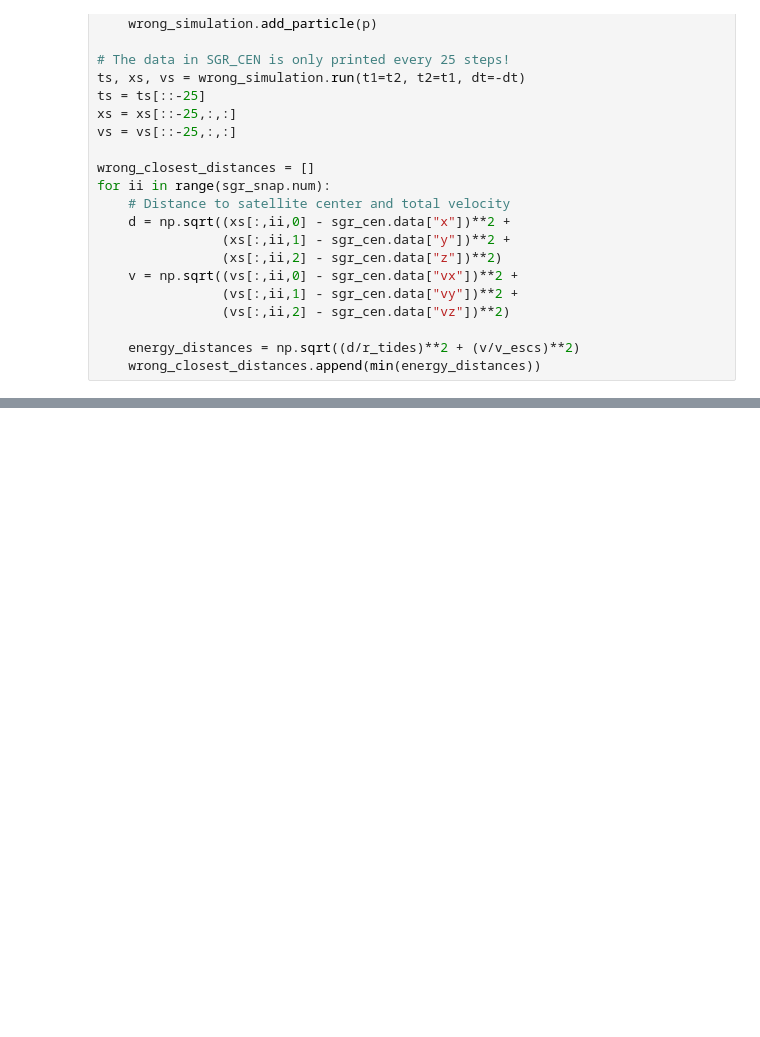
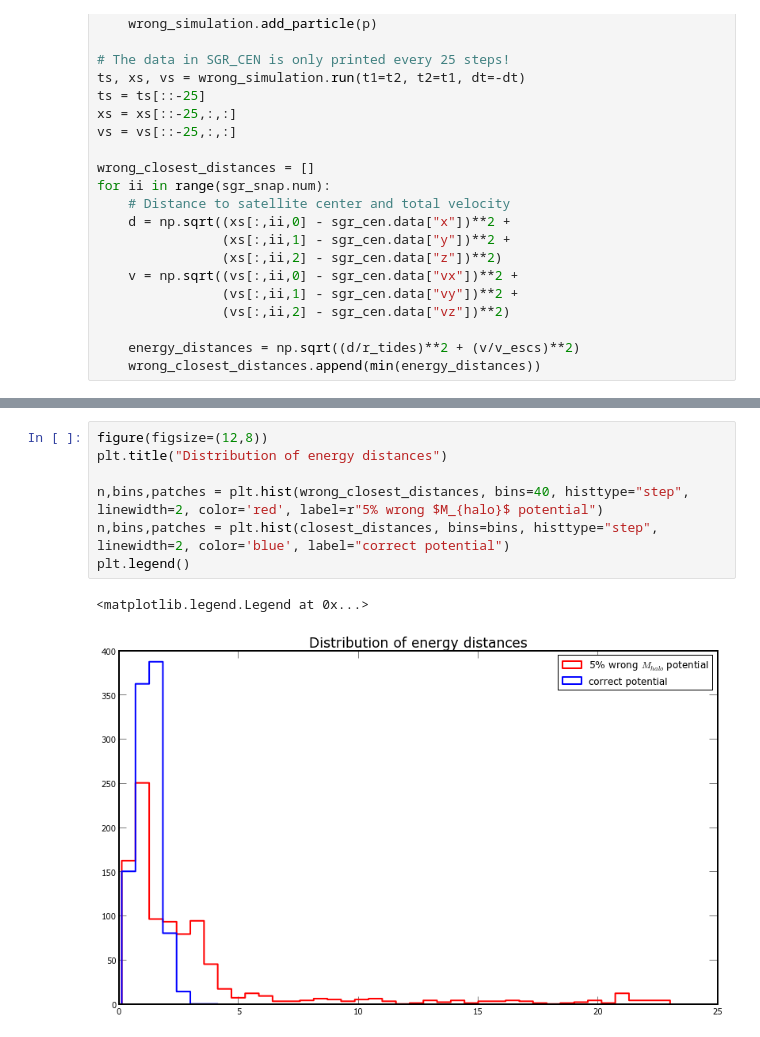
Before and after one commit to adrn/streams, a Jupyter notebook: docs/Streams - Back Integrate Particles.ipynb, the cells around one changed output, grey strips where cells are left out. Cells and saved outputs as stored; diff of their text form; blank space fills up the shorter version.

```diff
--- a/docs/Streams - Back Integrate Particles.ipynb
+++ b/docs/Streams - Back Integrate Particles.ipynb
@@ -144,0 +189,10 @@ plt.legend()
+# %%
+figure(figsize=(12,8))
+plt.title("Distribution of energy distances")
+
+n,bins,patches = plt.hist(wrong_closest_distances, bins=40, histtype="step", linewidth=2, color='red', label=r"5% wrong $M_{halo}$ potential")
+n,bins,patches = plt.hist(closest_distances, bins=bins, histtype="step", linewidth=2, color='blue', label="correct potential")
+plt.legend()
+# %% [output]
+<matplotlib.legend.Legend at 0x...>
+[figure, added]
```
Also changed, not shown: parts of 4 cells of this notebook.
